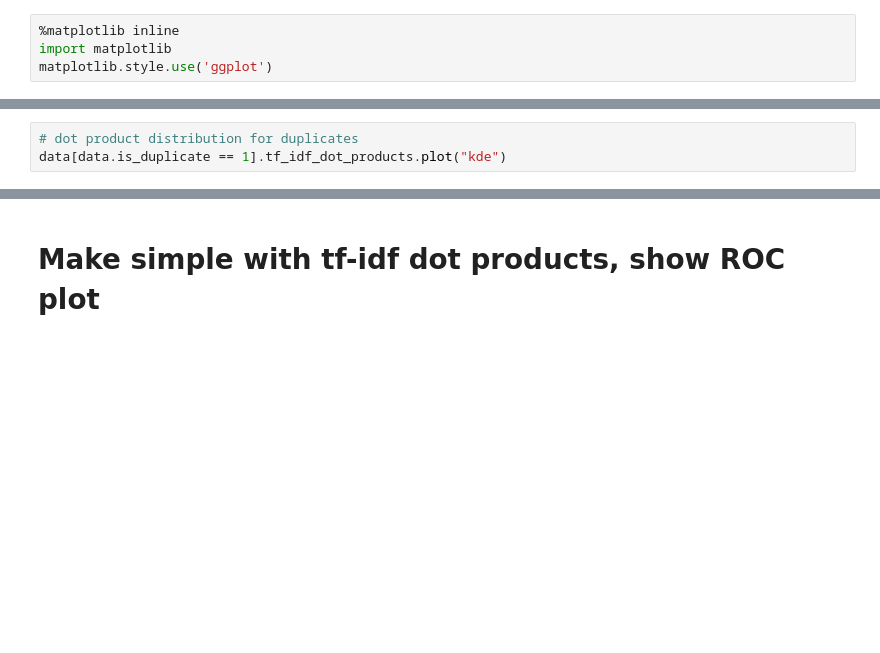
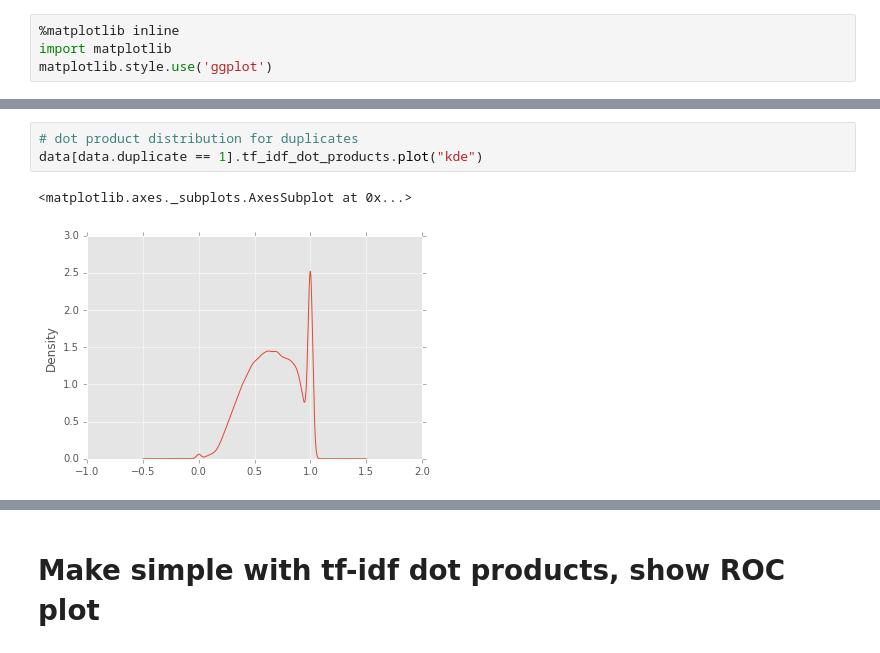
Before and after one commit to ddandur/Quora-DupQ-with-Gensim, a Jupyter notebook: Quora Questions - Bag-of-Words and Word2Vec Averaging.ipynb, the cells around one changed output, grey strips where cells are left out. Saved outputs shown, nothing was run; the diff lists cells and outputs as text; blank space fills up the shorter version.

```diff
--- a/Quora Questions - Bag-of-Words and Word2Vec Averaging.ipynb
+++ b/Quora Questions - Bag-of-Words and Word2Vec Averaging.ipynb
@@ -185,5 +248,8 @@ data[data.is_duplicate == 0].tf_idf_dot_products.plot("kde")
 # %%
 # dot product distribution for duplicates
-data[data.is_duplicate == 1].tf_idf_dot_products.plot("kde")
+data[data.duplicate == 1].tf_idf_dot_products.plot("kde")
+# %% [output]
+<matplotlib.axes._subplots.AxesSubplot at 0x...>
+[figure, added]
 # %%
 # histograms make this more clear: non-duplicates have a big spike at zero overlap
```
Also changed, not shown: parts of 50 cells of this notebook.
